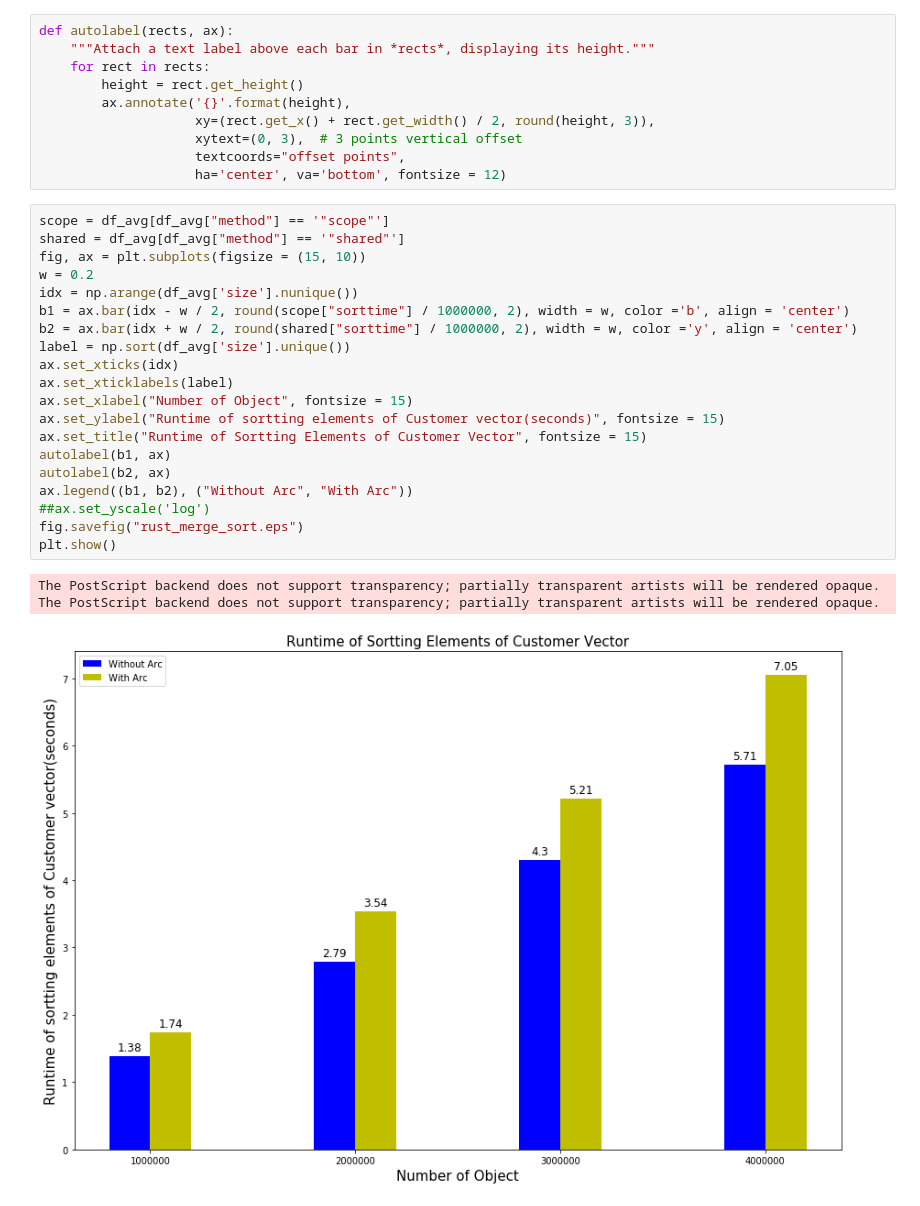
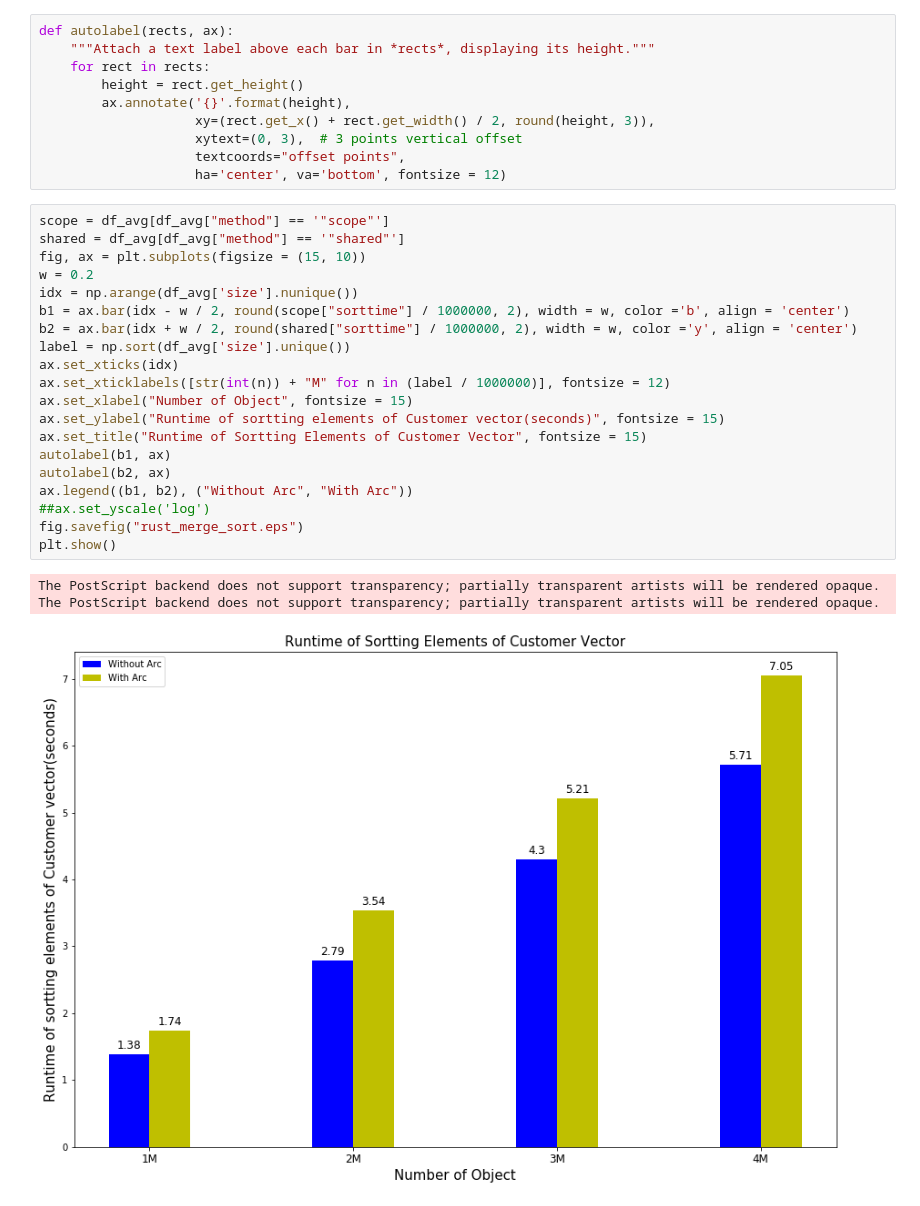
Before and after one commit to ShinsakuOkazaki/master-thesis, a Jupyter notebook: project/rust_merge_sort/analysis/vistualization.ipynb, the cells around one changed output. Saved outputs shown, nothing was run; the diff lists cells and outputs as text.

```diff
--- a/project/rust_merge_sort/analysis/vistualization.ipynb
+++ b/project/rust_merge_sort/analysis/vistualization.ipynb
@@ -50,24 +50,24 @@ def autolabel(rects, ax):
 # %%
 scope = df_avg[df_avg["method"] == '"scope"']
 shared = df_avg[df_avg["method"] == '"shared"']
 fig, ax = plt.subplots(figsize = (15, 10))
 w = 0.2
 idx = np.arange(df_avg['size'].nunique())
 b1 = ax.bar(idx - w / 2, round(scope["sorttime"] / 1000000, 2), width = w, color ='b', align = 'center')
 b2 = ax.bar(idx + w / 2, round(shared["sorttime"] / 1000000, 2), width = w, color ='y', align = 'center')
 label = np.sort(df_avg['size'].unique())
 ax.set_xticks(idx)
-ax.set_xticklabels(label)
+ax.set_xticklabels([str(int(n)) + "M" for n in (label / 1000000)], fontsize = 12)
 ax.set_xlabel("Number of Object", fontsize = 15)
 ax.set_ylabel("Runtime of sortting elements of Customer vector(seconds)", fontsize = 15)
 ax.set_title("Runtime of Sortting Elements of Customer Vector", fontsize = 15)
 autolabel(b1, ax)
 autolabel(b2, ax)
 ax.legend((b1, b2), ("Without Arc", "With Arc"))
 ##ax.set_yscale('log')
 fig.savefig("rust_merge_sort.eps")
 plt.show()
 # %% [output]
 The PostScript backend does not support transparency; partially transparent artists will be rendered opaque.
 The PostScript backend does not support transparency; partially transparent artists will be rendered opaque.
-[figure, old version]
+[figure, new version]
```
Also changed, not shown: parts of 2 cells of this notebook, 24 other files.
